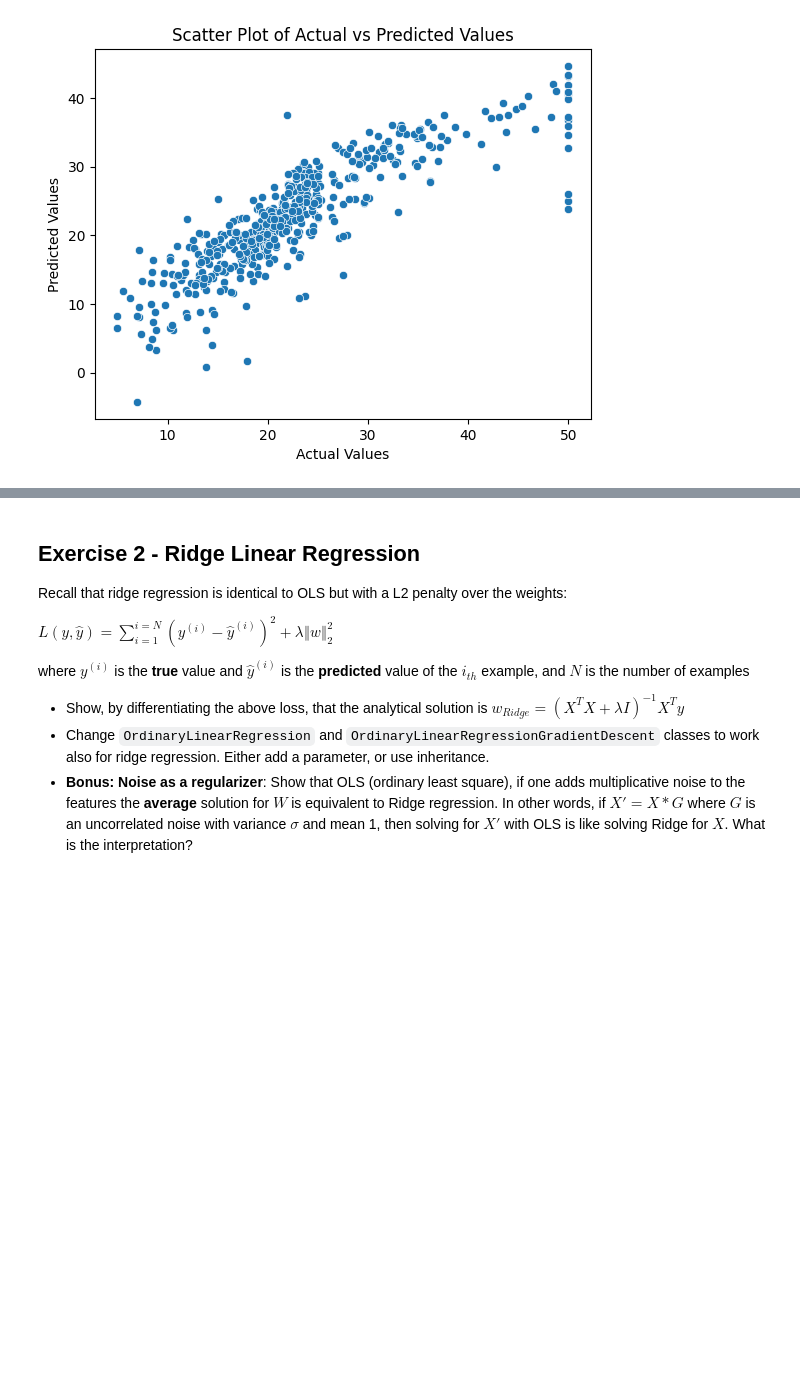
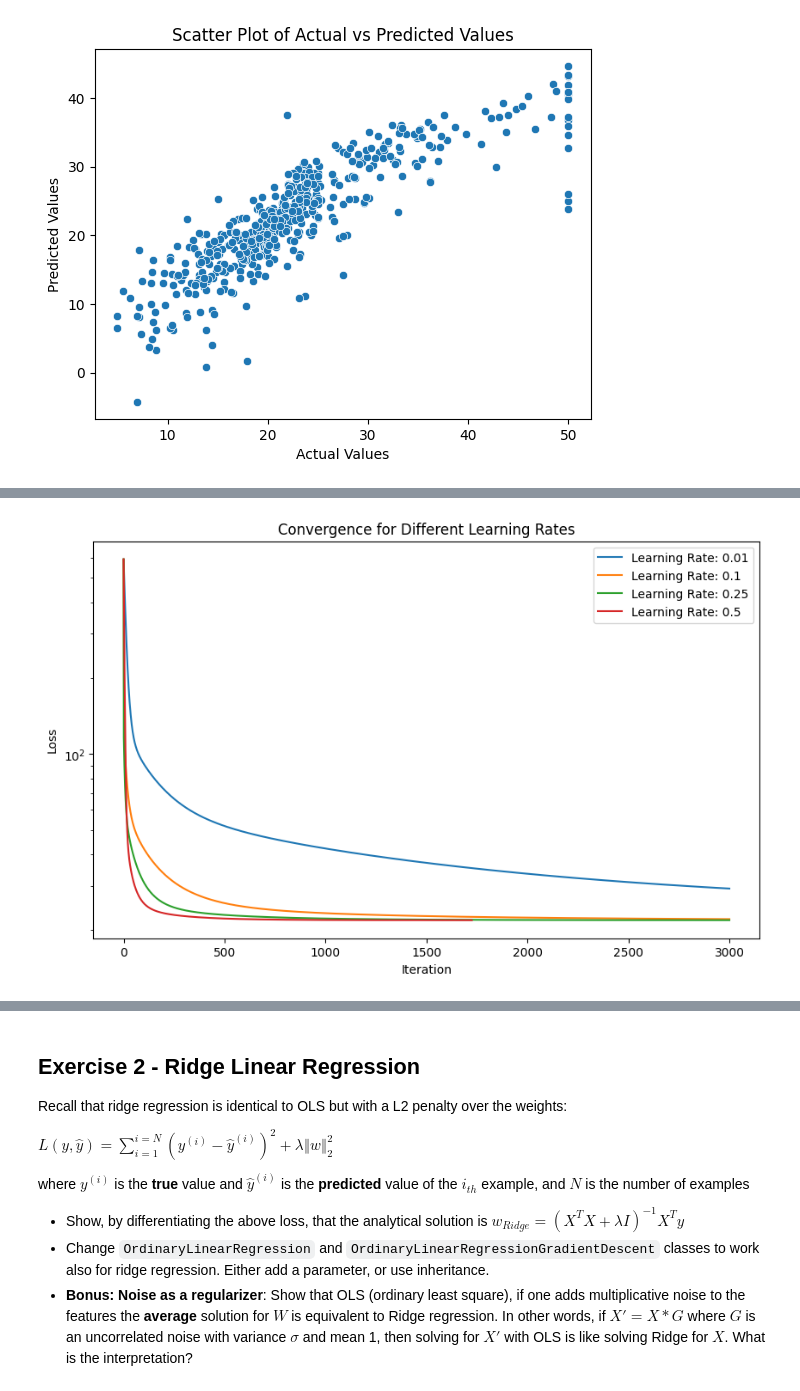
Before and after one commit to anidima/ydata_ml_sl, a Jupyter notebook: SL_HW2_Regression_Regularization.ipynb, the cells around one changed output, grey strips where cells are left out. Drawn from its saved outputs; the diff is of its cells as text; code cells hidden in the pictures; blank space fills up the shorter version.

```diff
--- a/SL_HW2_Regression_Regularization.ipynb
+++ b/SL_HW2_Regression_Regularization.ipynb
@@ -66,23 +66,24 @@ class Ols(object):
 
   def fit(self, X, Y):
     #remeber pad with 1 before fitting
-    X_pad = Ols.pad(X)
-    self.w = np.dot(np.linalg.pinv(X_pad), Y)
+    self._fit(X, Y)
     pass
 
   def _fit(self, X, Y):
     # optional to use this
+    X_pad = self.pad(X)
+    self.w = np.dot(np.linalg.pinv(X_pad), Y)
     pass
 
   def predict(self, X):
     #return wx
-    X_pad = Ols.pad(X)
-    wx = np.dot(X_pad, self.w)
-    return wx
+    return self._predict(X)
 
   def _predict(self, X):
     # optional to use this
-    pass
+    X_pad = self.pad(X)
+    wx = np.dot(X_pad, self.w)
+    return wx
 
   def score(self, X, Y):
     #return MSE
@@ -276,3 +271,29 @@ Iteration 900, Loss: 23.55718975422873
+# %%
+# Assuming data and target are already defined
+learning_rates = [0.01, 0.1, 0.25, 0.5]
+num_iteration = 3000
+
+# Initialize a figure
+plt.figure(figsize=(10, 6))
+
+# Loop through learning rates
+for learning_rate in learning_rates:
+    reg_grad = OlsGd(learning_rate=learning_rate, num_iteration=num_iteration, verbose=False)
+    reg_grad._fit(data, target, track_loss=False)
+    losses = reg_grad.losses
+
+    # Plot the convergence for each learning rate
+    plt.plot(losses, label=f'Learning Rate: {learning_rate}')
+
+# Add labels and title
+plt.xlabel('Iteration')
+plt.ylabel('Loss')
+plt.title('Convergence for Different Learning Rates')
+plt.legend()
+plt.yscale('log')
+plt.show()
+# %% [output]
+[figure, added]
 # %% [markdown]
 - What is the effect of learning rate?
 
```
Also changed, not shown: parts of 12 cells of this notebook.
